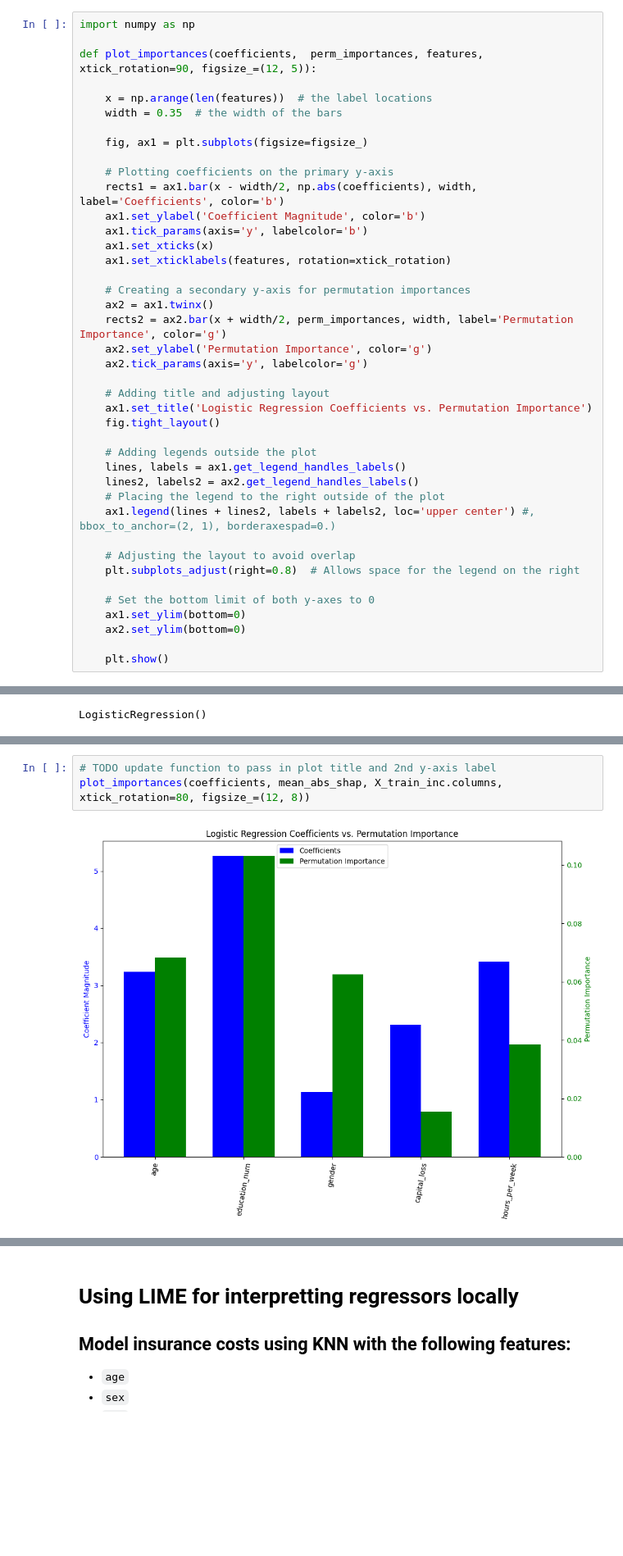
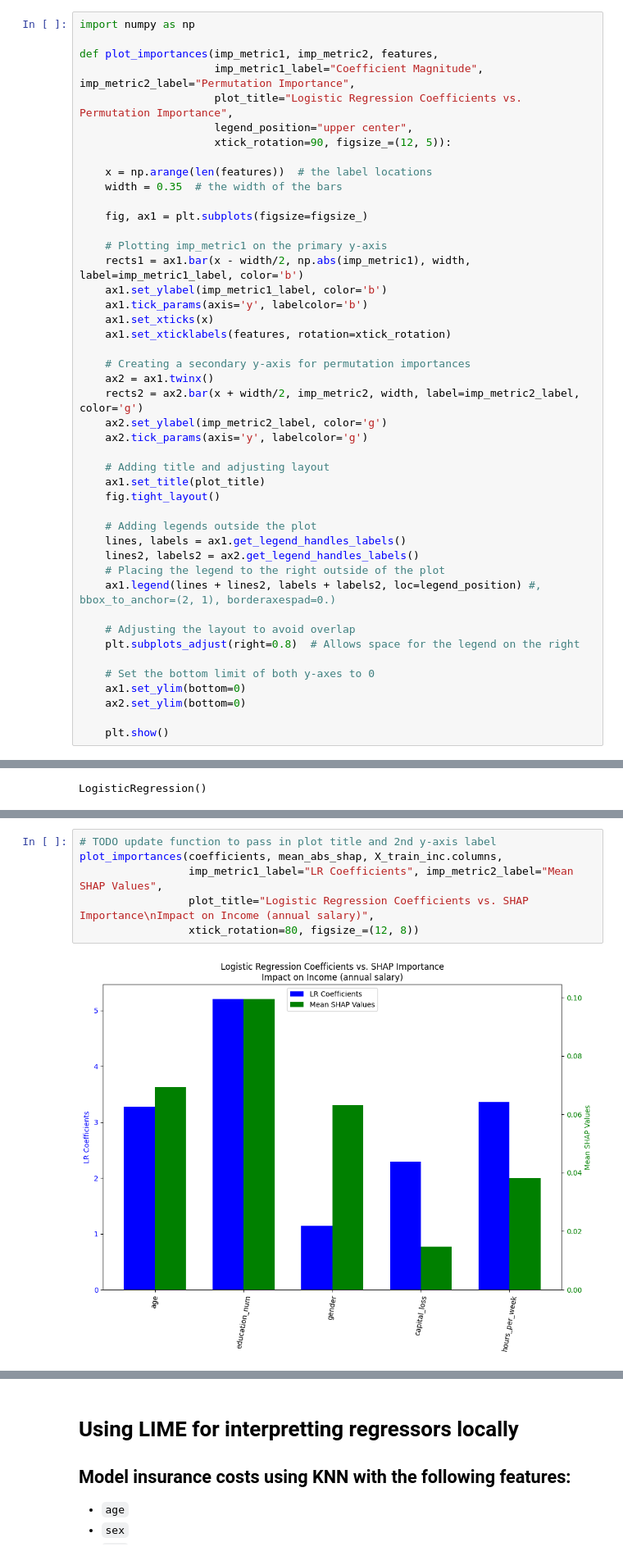
Before and after one commit to MichaelSzczepaniak/MLAIProjects, a Jupyter notebook: ExplainableML/ExplainableML.ipynb, the cells around one changed output, grey strips where cells are left out. Shown at 82% size. Drawn from its saved outputs; the diff is of its cells as text; blank space fills up the shorter version.

Commit message:
generalize plot_importances function, add section comparing LR coefficients to mean shap values

```diff
--- a/ExplainableML/ExplainableML.ipynb
+++ b/ExplainableML/ExplainableML.ipynb
@@ -416,35 +416,39 @@ Next, we will compare the patterns identified by permutation importance with the
 # %%
 import numpy as np
 
-def plot_importances(coefficients,  perm_importances, features, xtick_rotation=90, figsize_=(12, 5)):
+def plot_importances(imp_metric1, imp_metric2, features,
+                     imp_metric1_label="Coefficient Magnitude", imp_metric2_label="Permutation Importance",
+                     plot_title="Logistic Regression Coefficients vs. Permutation Importance",
+                     legend_position="upper center",
+                     xtick_rotation=90, figsize_=(12, 5)):
 
     x = np.arange(len(features))  # the label locations
     width = 0.35  # the width of the bars
 
     fig, ax1 = plt.subplots(figsize=figsize_)
 
-    # Plotting coefficients on the primary y-axis
-    rects1 = ax1.bar(x - width/2, np.abs(coefficients), width, label='Coefficients', color='b')
-    ax1.set_ylabel('Coefficient Magnitude', color='b')
+    # Plotting imp_metric1 on the primary y-axis
+    rects1 = ax1.bar(x - width/2, np.abs(imp_metric1), width, label=imp_metric1_label, color='b')
+    ax1.set_ylabel(imp_metric1_label, color='b')
     ax1.tick_params(axis='y', labelcolor='b')
     ax1.set_xticks(x)
     ax1.set_xticklabels(features, rotation=xtick_rotation)
 
     # Creating a secondary y-axis for permutation importances
     ax2 = ax1.twinx()
-    rects2 = ax2.bar(x + width/2, perm_importances, width, label='Permutation Importance', color='g')
-    ax2.set_ylabel('Permutation Importance', color='g')
+    rects2 = ax2.bar(x + width/2, imp_metric2, width, label=imp_metric2_label, color='g')
+    ax2.set_ylabel(imp_metric2_label, color='g')
     ax2.tick_params(axis='y', labelcolor='g')
 
     # Adding title and adjusting layout
-    ax1.set_title('Logistic Regression Coefficients vs. Permutation Importance')
+    ax1.set_title(plot_title)
     fig.tight_layout()
 
     # Adding legends outside the plot
     lines, labels = ax1.get_legend_handles_labels()
     lines2, labels2 = ax2.get_legend_handles_labels()
     # Placing the legend to the right outside of the plot
-    ax1.legend(lines + lines2, labels + labels2, loc='upper center') #, bbox_to_anchor=(2, 1), borderaxespad=0.)
+    ax1.legend(lines + lines2, labels + labels2, loc=legend_position) #, bbox_to_anchor=(2, 1), borderaxespad=0.)
 
     # Adjusting the layout to avoid overlap
     plt.subplots_adjust(right=0.8)  # Allows space for the legend on the right
@@ -699,6 +706,9 @@ shap_values = explainer.shap_values(X_train_inc_scaled)
 mean_abs_shap = np.abs(shap_values[:, :, 1]).mean(axis=0)
 # %%
 # TODO update function to pass in plot title and 2nd y-axis label
-plot_importances(coefficients, mean_abs_shap, X_train_inc.columns, xtick_rotation=80, figsize_=(12, 8))
+plot_importances(coefficients, mean_abs_shap, X_train_inc.columns,
+                 imp_metric1_label="LR Coefficients", imp_metric2_label="Mean SHAP Values",
+                 plot_title="Logistic Regression Coefficients vs. SHAP Importance\nImpact on Income (annual salary)",
+                 xtick_rotation=80, figsize_=(12, 8))
 # %% [output]
-[figure, old version]
+[figure, new version]
```
Also changed, not shown: parts of 14 cells of this notebook.
